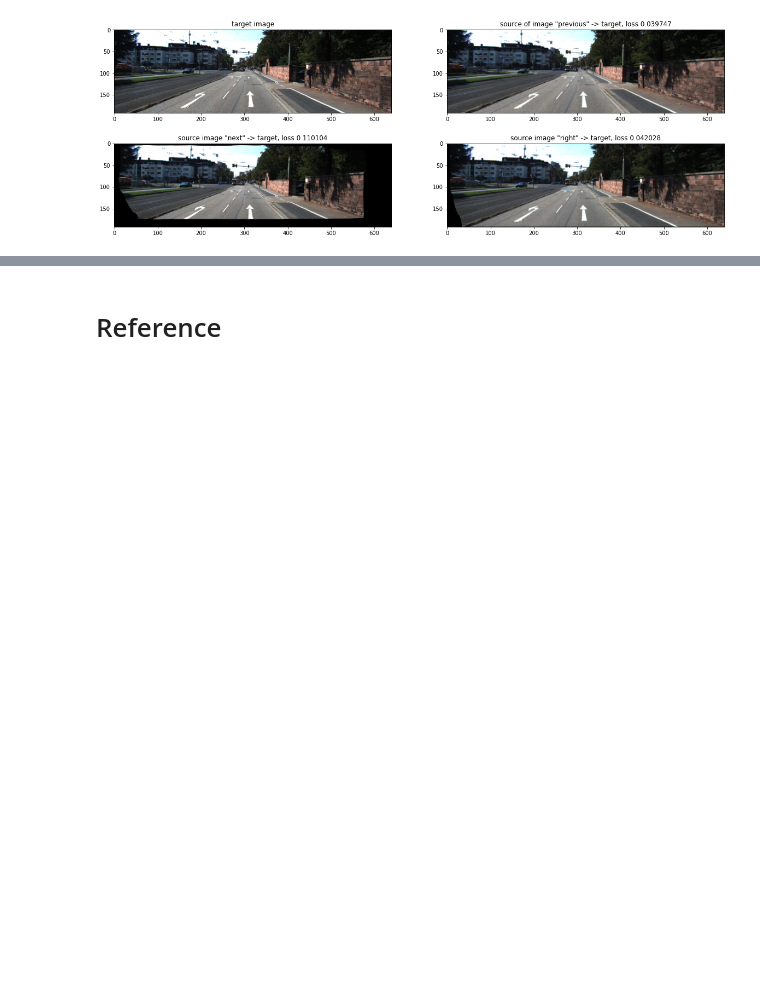
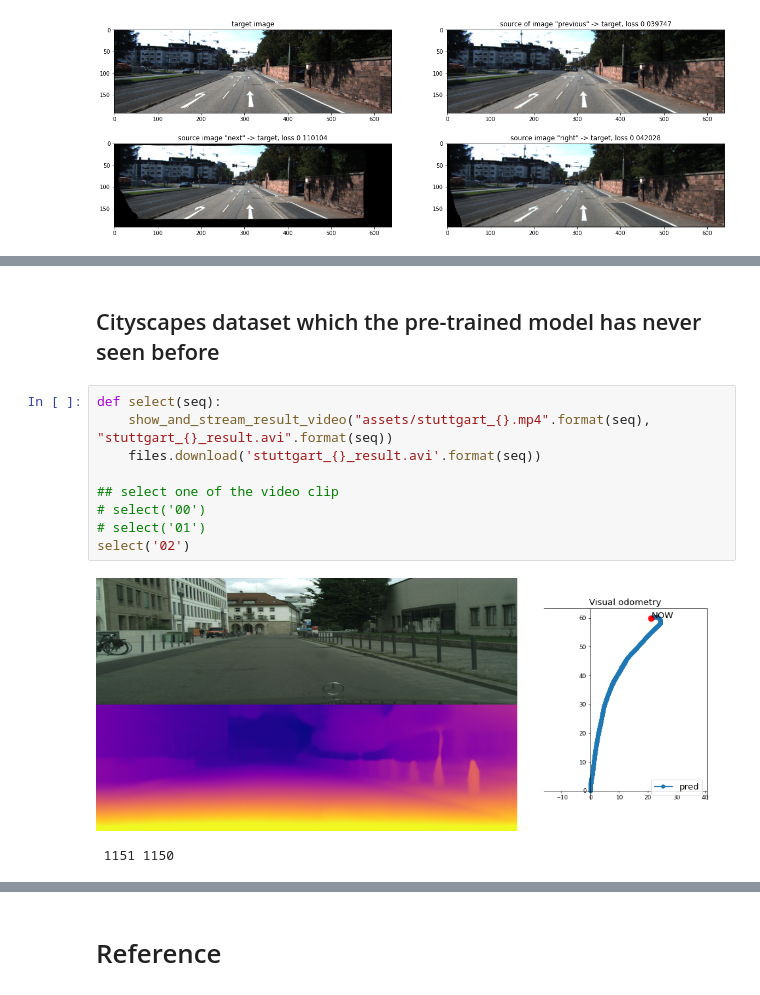
Before and after one commit to Willyzw/monodepth2, a Jupyter notebook: monodepth2_handson.ipynb, the cells around one changed output, grey strips where cells are left out. Drawn from its saved outputs; the diff is of its cells as text; blank space fills up the shorter version.

```diff
--- a/monodepth2_handson.ipynb
+++ b/monodepth2_handson.ipynb
@@ -257,0 +269,14 @@ NameError: ignored
+# %% [markdown]
+## Cityscapes dataset which the pre-trained model has never seen before
+# %%
+def select(seq):
+    show_and_stream_result_video("assets/stuttgart_{}.mp4".format(seq), "stuttgart_{}_result.avi".format(seq))
+    files.download('stuttgart_{}_result.avi'.format(seq))
+
+## select one of the video clip
+# select('00')
+# select('01')
+select('02')
+# %% [output]
+[figure, added]
+ 1151 1150
```
Also changed, not shown: parts of 10 cells of this notebook.
